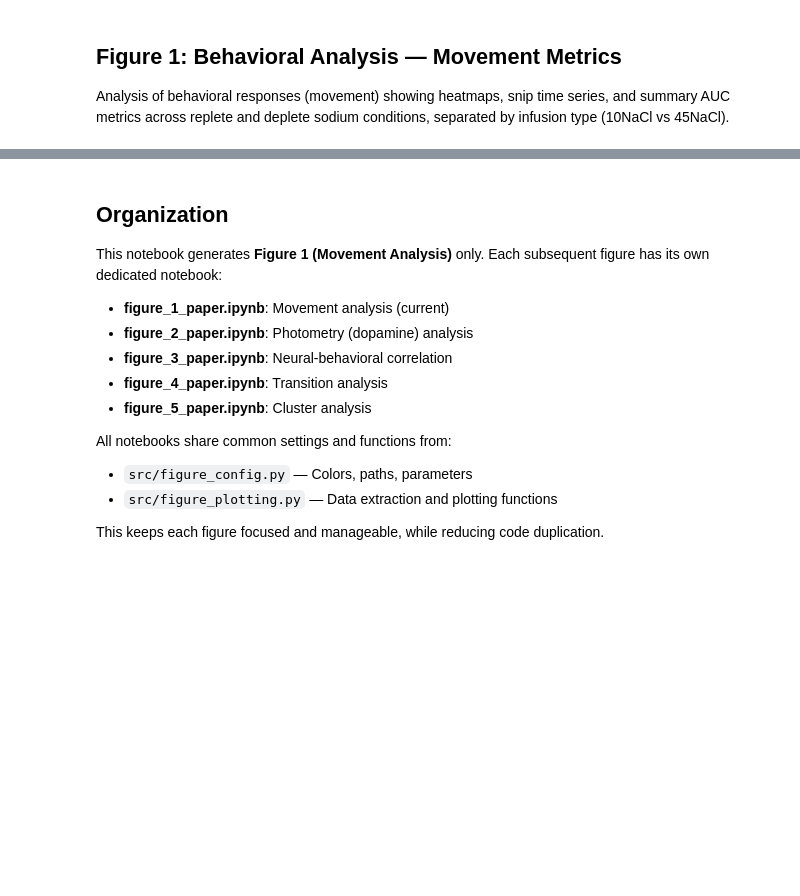
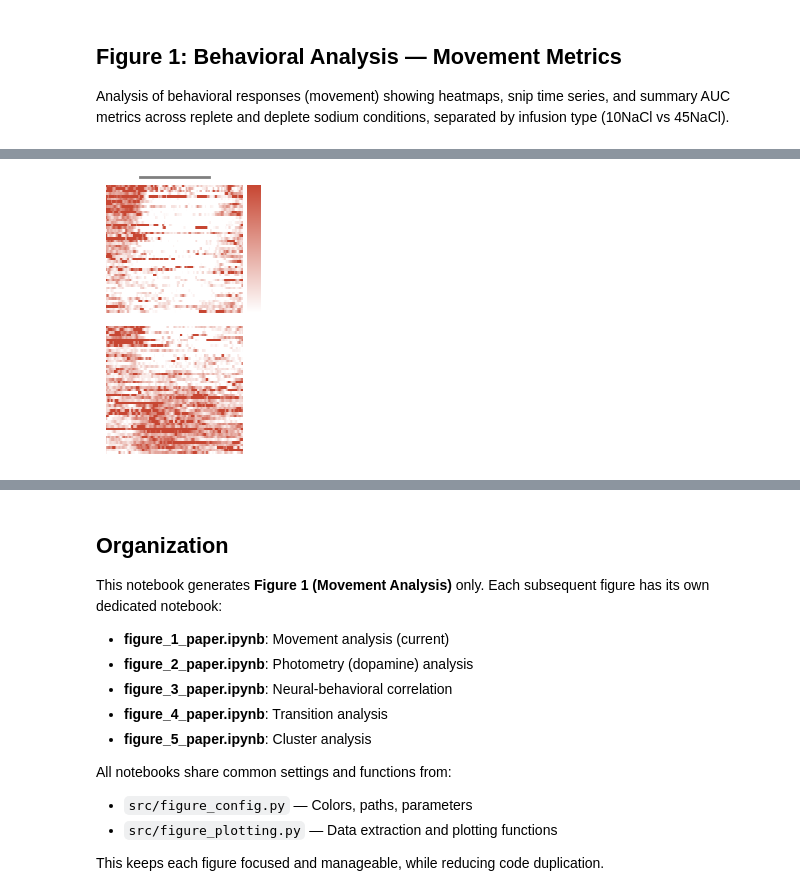
Before and after one commit to jaimemcc/bazzino, a Jupyter notebook: notebooks/figure_1_paper.ipynb, the cells around one changed output, grey strips where cells are left out. Saved outputs shown, nothing was run; the diff lists cells and outputs as text; code cells hidden in the pictures; blank space fills up the shorter version.

```diff
--- a/notebooks/figure_1_paper.ipynb
+++ b/notebooks/figure_1_paper.ipynb
@@ -151,20 +169,22 @@ if SAVE_FIGS:
 # %%
 ### 1B. Heatmaps — Deplete Condition
 
 f, ax1, ax2, cbar_ax = init_heatmap_figure()
 
 # Deplete + 10NaCl
 heatmap_data_dep_10 = get_heatmap_data(snips_to_plot, x_array, "deplete", "10NaCl")
 deplete_10_auc = get_auc(heatmap_data_dep_10)
-make_heatmap(heatmap_data_dep_10, ax1, vlim, inf_bar=True, cmap=custom_cmap)
+make_heatmap(heatmap_data_dep_10, ax1, vlim, inf_bar=True, cmap=custom_cmap_red)
 
 # Deplete + 45NaCl
 heatmap_data_dep_45 = get_heatmap_data(snips_to_plot, x_array, "deplete", "45NaCl")
 deplete_45_auc = get_auc(heatmap_data_dep_45)
-make_heatmap(heatmap_data_dep_45, ax2, vlim, cbar_ax=cbar_ax, cmap=custom_cmap)
+make_heatmap(heatmap_data_dep_45, ax2, vlim, cbar_ax=cbar_ax, cmap=custom_cmap_red)
 
 if SAVE_FIGS:
-    save_figure(f, "fig1_heatmap_angvel_deplete", FIGSFOLDER)
+    save_figure_atomic(f, "fig1_heatmap_movement_deplete", FIGSFOLDER)
+# %% [output]
+[figure, added]
 # %%
 ### Z-scored Angular Velocity (baseline normalized) - Replete Condition
 
```
Also changed, not shown: parts of 13 cells of this notebook, 5 other files.
